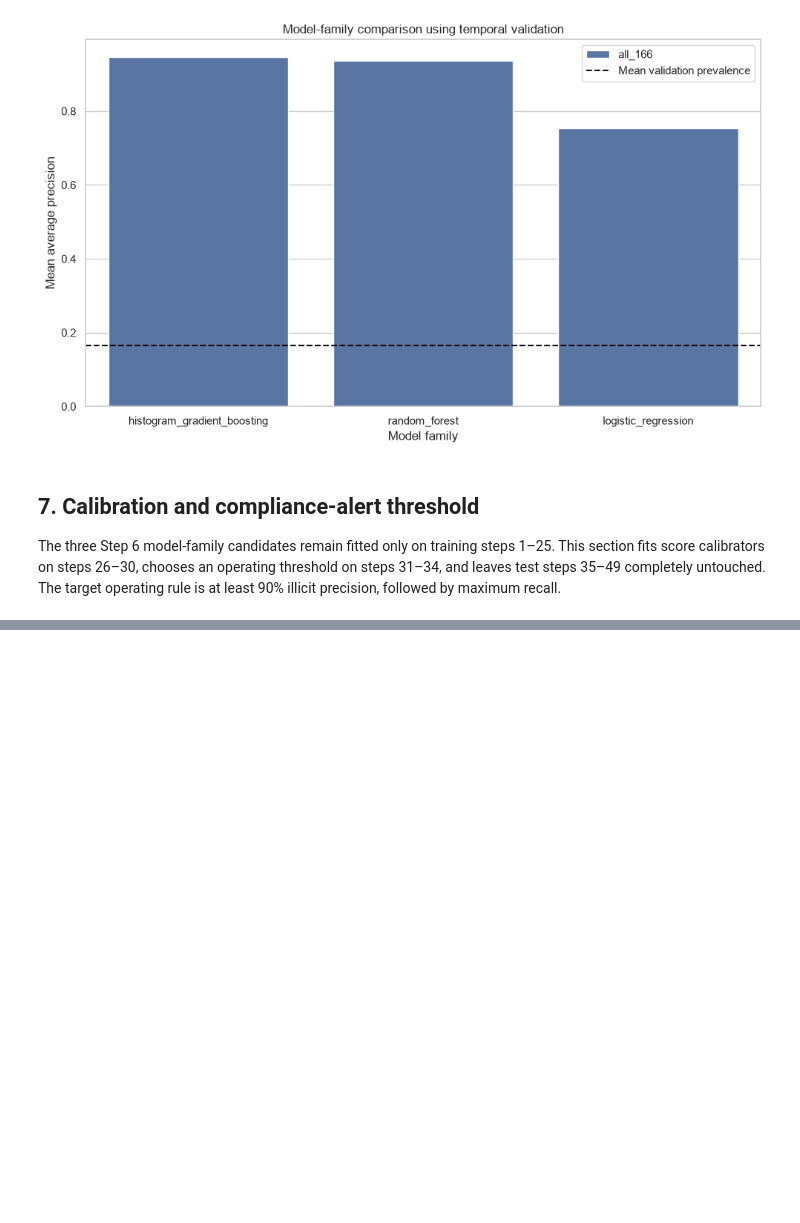
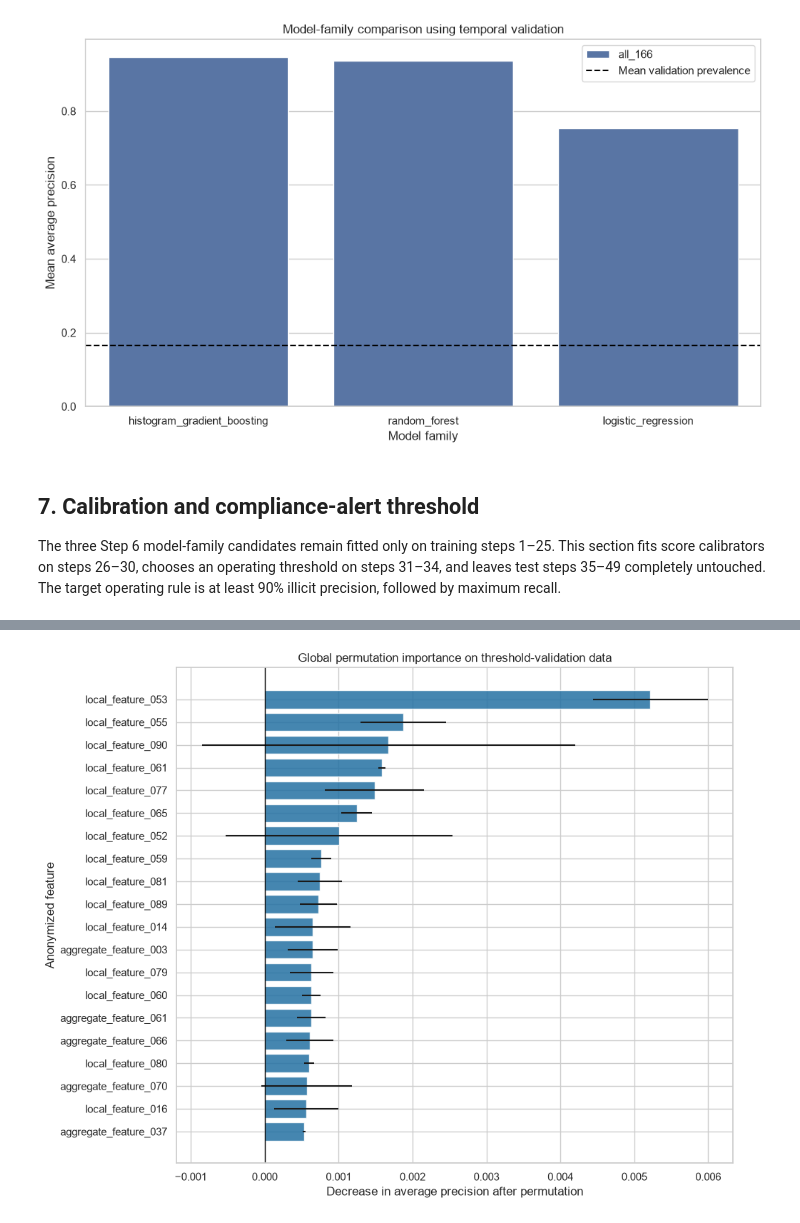
Before and after one commit to afrazahmad-hub/crypto-AML-transaction-monitoring, a Jupyter notebook: notebooks/main.ipynb, the cells around one changed output, grey strips where cells are left out. Drawn from its saved outputs; the diff is of its cells as text; code cells hidden in the pictures; blank space fills up the shorter version.

```diff
--- a/notebooks/main.ipynb
+++ b/notebooks/main.ipynb
@@ -3781,0 +4120,78 @@ plt.show()
+# %%
+import networkx as nx
+from matplotlib.lines import Line2D
+
+frozen_policy_before_explanations = {
+    key: frozen_alert_model[key]
+    for key in ["model_family", "feature_set", "configuration", "calibration_method", "alert_threshold"]
+}
+EXPLANATION_FEATURES = list(FEATURE_SETS[frozen_alert_model["feature_set"]])
+GLOBAL_IMPORTANCE_SAMPLE_SIZE = 1_500
+GLOBAL_IMPORTANCE_REPEATS = 3
+
+# Use a fixed sample of threshold-validation rows to keep the model-agnostic
+# calculation practical and reproducible. No final-test outcome is used to
+# choose, rank, or filter features.
+importance_source_frame = partition_frames["threshold_validation"].loc[:, [
+    *EXPLANATION_FEATURES, "target"
+]].copy()
+importance_sample_frame = importance_source_frame.sample(
+    n=min(GLOBAL_IMPORTANCE_SAMPLE_SIZE, len(importance_source_frame)),
+    random_state=RANDOM_SEED + 9_000,
+)
+importance_targets = importance_sample_frame["target"].to_numpy(dtype=np.uint8)
+importance_baseline_scores = score_with_frozen_alert_model(
+    importance_sample_frame
+)["calibrated_illicit_probability"].to_numpy()
+importance_baseline_ap = average_precision_score(
+    importance_targets, importance_baseline_scores
+)
+importance_rng = np.random.default_rng(RANDOM_SEED + 9_001)
+global_importance_rows = []
+
+for feature_name in EXPLANATION_FEATURES:
+    ap_decreases = []
+    for repeat in range(GLOBAL_IMPORTANCE_REPEATS):
+        permuted_frame = importance_sample_frame.copy()
+        permuted_frame[feature_name] = importance_rng.permutation(
+            permuted_frame[feature_name].to_numpy()
+        )
+        permuted_scores = score_with_frozen_alert_model(
+            permuted_frame
+        )["calibrated_illicit_probability"].to_numpy()
+        permuted_ap = average_precision_score(importance_targets, permuted_scores)
+        ap_decreases.append(importance_baseline_ap - permuted_ap)
+
+    global_importance_rows.append({
+        "feature": feature_name,
+        "mean_ap_decrease": float(np.mean(ap_decreases)),
+        "std_ap_decrease": float(np.std(ap_decreases, ddof=1)),
+        "repeats": GLOBAL_IMPORTANCE_REPEATS,
+    })
+
+global_feature_importance_df = (
+    pd.DataFrame(global_importance_rows)
+    .sort_values("mean_ap_decrease", ascending=False, kind="mergesort")
+    .reset_index(drop=True)
+)
+display(global_feature_importance_df.head(25).round(6))
+
+top_global_importance = global_feature_importance_df.head(20).sort_values(
+    "mean_ap_decrease"
+)
+fig, ax = plt.subplots(figsize=(10, 8))
+ax.barh(
+    top_global_importance["feature"],
+    top_global_importance["mean_ap_decrease"],
+    xerr=top_global_importance["std_ap_decrease"],
+    color="#2471A3", alpha=0.85,
+)
+ax.axvline(0, color="black", linewidth=1)
+ax.set(
+    title="Global permutation importance on threshold-validation data",
+    xlabel="Decrease in average precision after permutation",
+    ylabel="Anonymized feature",
+)
+plt.tight_layout()
+plt.show()
+# %% [output]
@@ -3781,0 +4215 @@ plt.show()
+[figure, added]
```
Also changed, not shown: parts of 31 cells of this notebook, 12 other files.
